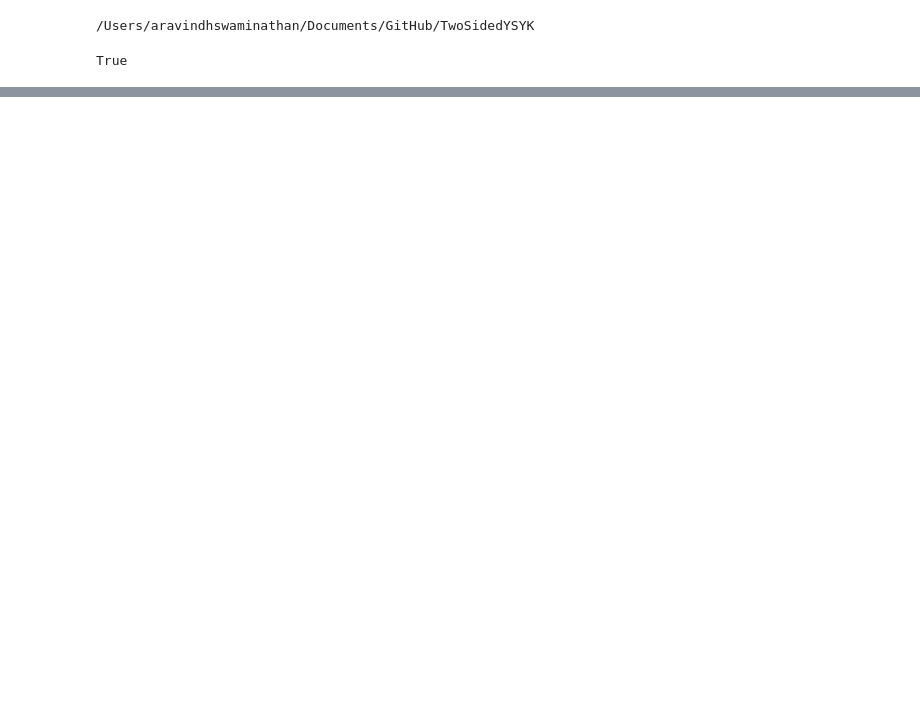
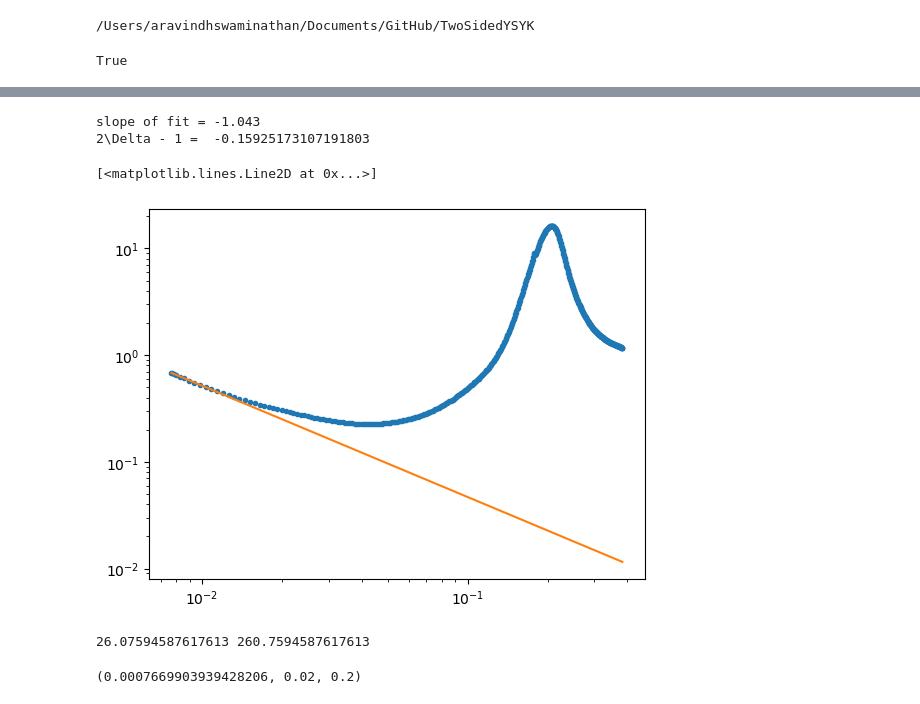
Before and after one commit to aravindhshankar/TwoSidedYSYK, a Jupyter notebook: Final Lap/RealTime2sideYSYK.ipynb, the cells around one changed output, grey strips where cells are left out. Cells and saved outputs as stored; diff of their text form; code cells hidden in the pictures; blank space fills up the shorter version.

```diff
--- a/Final Lap/RealTime2sideYSYK.ipynb
+++ b/Final Lap/RealTime2sideYSYK.ipynb
@@ -199,0 +202,21 @@ plt.xlim(0,100)
+# %%
+plt.loglog(np.abs(omega[M:M+500]+1j*eta), -np.imag(GDRomega)[M:M+500],'.')
+
+start = M+1
+fitslice = slice(start, start + 10)
+functoplot = -np.imag(GDRomega)
+m,c = np.polyfit(np.log(np.abs(omega[fitslice]+1j*eta)), np.log(functoplot[fitslice]),1)
+print(f'slope of fit = {m:.03f}')
+print('2\Delta - 1 = ', 2*delta-1)
+plt.loglog(np.abs(omega[M:M+500]+1j*eta),np.exp(c)*np.abs(omega[M:M+500]+1j*eta)**m)
+# %% [output]
+slope of fit = -1.043
+2\Delta - 1 =  -0.15925173107191803
+[<matplotlib.lines.Line2D at 0x...>]
+[figure, added]
+# %%
+print(1/(beta*dw), lamb/dw)
+dw, 1/beta, lamb
+# %% [output]
+26.07594587617613 260.7594587617613
+(0.0007669903939428206, 0.02, 0.2)
```
Also changed, not shown: parts of 5 cells of this notebook.
